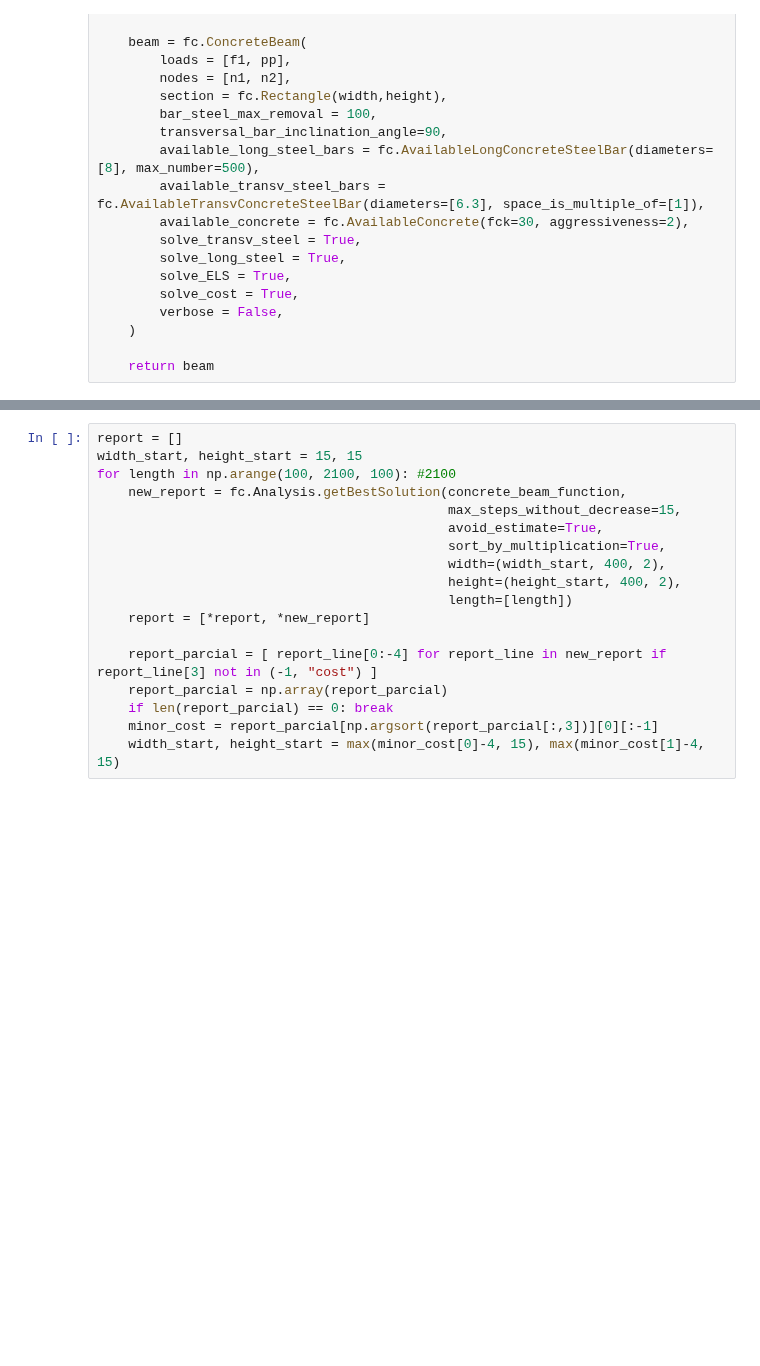
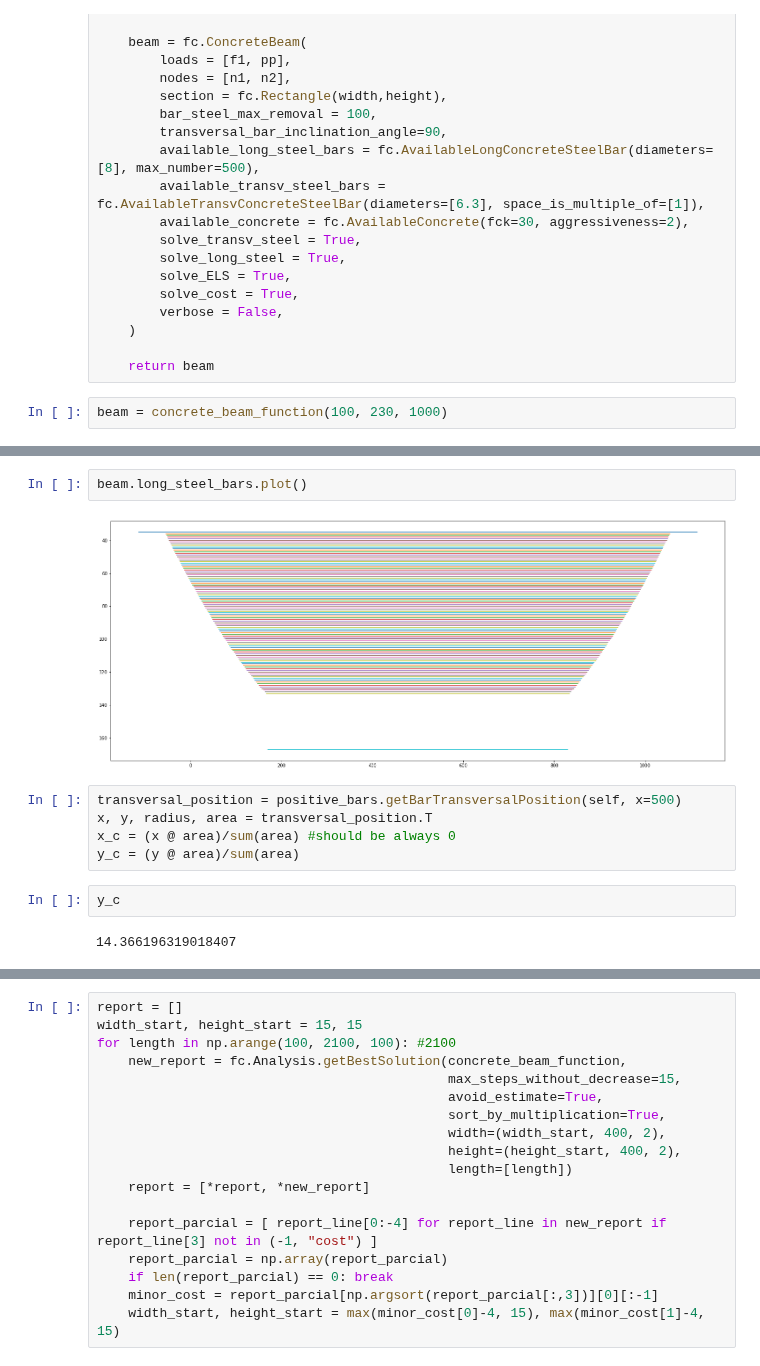
Before and after one commit to luisggc/FConcrete, a Jupyter notebook: jupyter/Hiper.ipynb, the cells around one changed output, grey strips where cells are left out. Drawn from its saved outputs; the diff is of its cells as text; blank space fills up the shorter version.

```diff
--- a/jupyter/Hiper.ipynb
+++ b/jupyter/Hiper.ipynb
@@ -42,3 +42,5 @@ def concrete_beam_function(width, height, length):
     )
 
     return beam
+# %%
+beam = concrete_beam_function(100, 230, 1000)
@@ -44,0 +113,13 @@ def concrete_beam_function(width, height, length):
+# %%
+beam.long_steel_bars.plot()
+# %% [output]
+[figure, added]
+# %%
+transversal_position = positive_bars.getBarTransversalPosition(self, x=500)
+x, y, radius, area = transversal_position.T
+x_c = (x @ area)/sum(area) #should be always 0
+y_c = (y @ area)/sum(area)
+# %%
+y_c
+# %% [output]
+14.366196319018407
```
Also changed, not shown: parts of 6 cells of this notebook, 4 other files.
